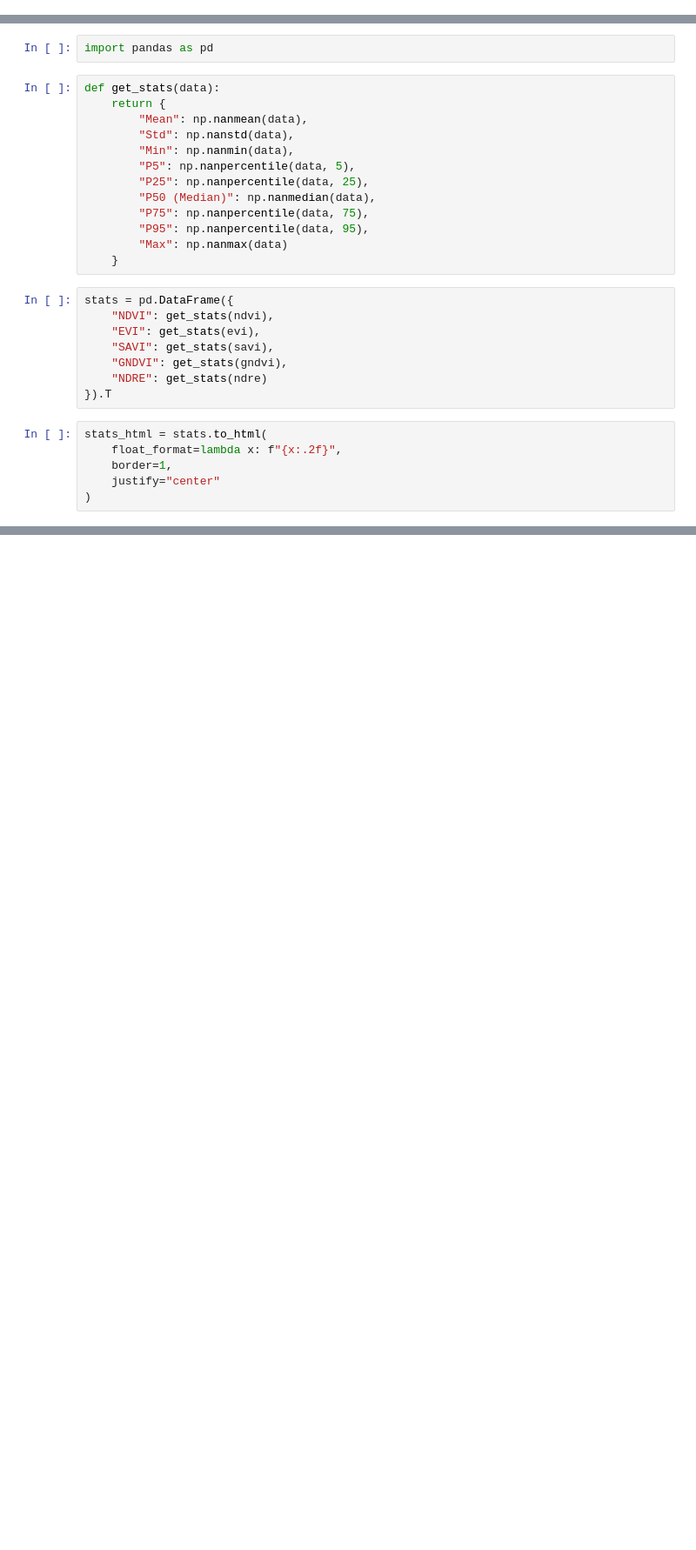
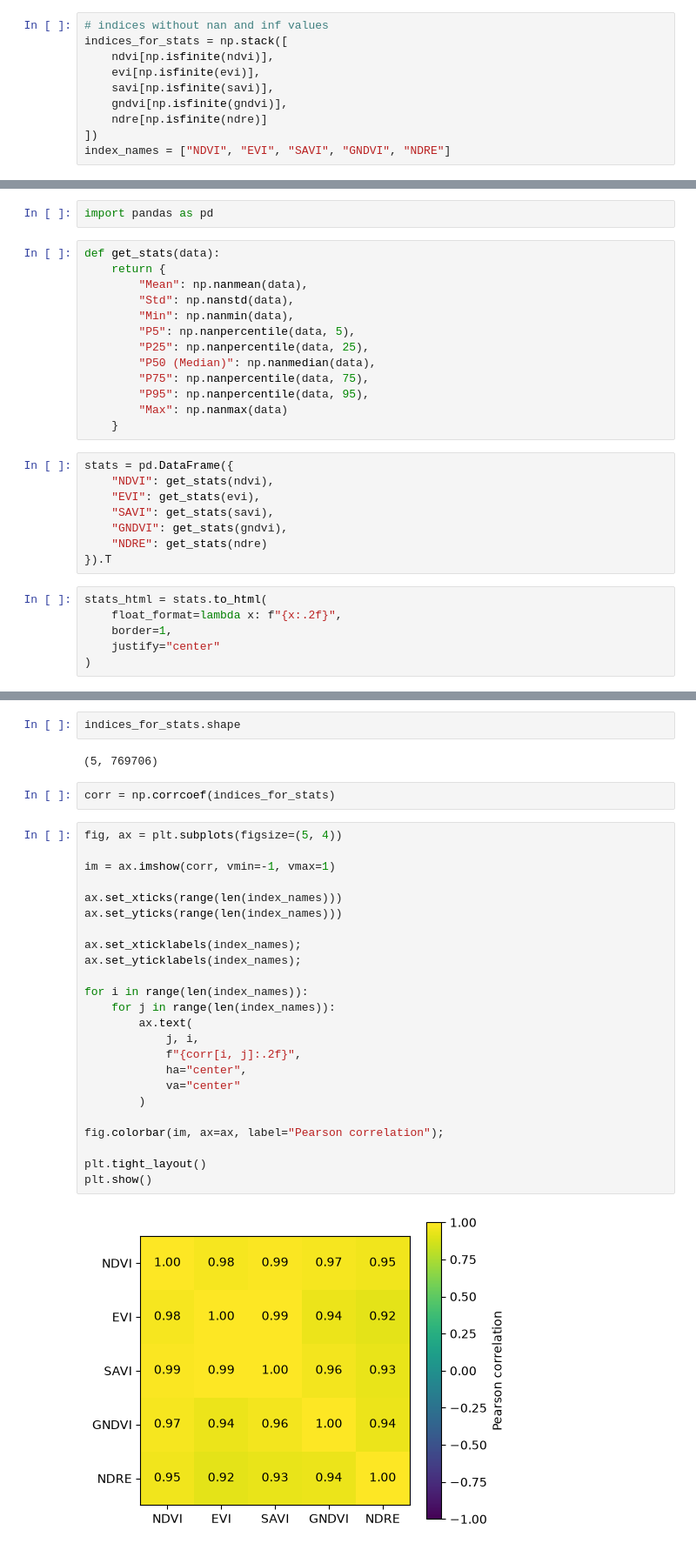
Before and after one commit to mikolaj-kowal/rs-vegetation-indices-analysis, a Jupyter notebook: notebooks/03_spatial_analysis.ipynb, the cells around one changed output, grey strips where cells are left out. Shown at 87% size. Cells and saved outputs as stored; diff of their text form; blank space fills up the shorter version.

Commit message:
Add correlation heatmap

```diff
--- a/notebooks/03_spatial_analysis.ipynb
+++ b/notebooks/03_spatial_analysis.ipynb
@@ -26,5 +26,15 @@ with rasterio.open(indices_data) as src:
     gndvi = src.read(indices_idxs["gndvi"])
 # %% [markdown]
 ## Histograms
+# %%
+# indices without nan and inf values
+indices_for_stats = np.stack([
+    ndvi[np.isfinite(ndvi)],
+    evi[np.isfinite(evi)],
+    savi[np.isfinite(savi)],
+    gndvi[np.isfinite(gndvi)],
+    ndre[np.isfinite(ndre)]
+])
+index_names = ["NDVI", "EVI", "SAVI", "GNDVI", "NDRE"]
 # %%
 # create a histogram for each index
@@ -98,0 +108,32 @@ stats_html = stats.to_html(
+# %%
+indices_for_stats.shape
+# %% [output]
+(5, 769706)
+# %%
+corr = np.corrcoef(indices_for_stats)
+# %%
+fig, ax = plt.subplots(figsize=(5, 4))
+
+im = ax.imshow(corr, vmin=-1, vmax=1)
+
+ax.set_xticks(range(len(index_names)))
+ax.set_yticks(range(len(index_names)))
+
+ax.set_xticklabels(index_names);
+ax.set_yticklabels(index_names);
+
+for i in range(len(index_names)):
+    for j in range(len(index_names)):
+        ax.text(
+            j, i,
+            f"{corr[i, j]:.2f}",
+            ha="center",
+            va="center"
+        )
+
+fig.colorbar(im, ax=ax, label="Pearson correlation");
+
+plt.tight_layout()
+plt.show()
+# %% [output]
+[figure, added]
```
Also changed, not shown: parts of 3 cells of this notebook.
